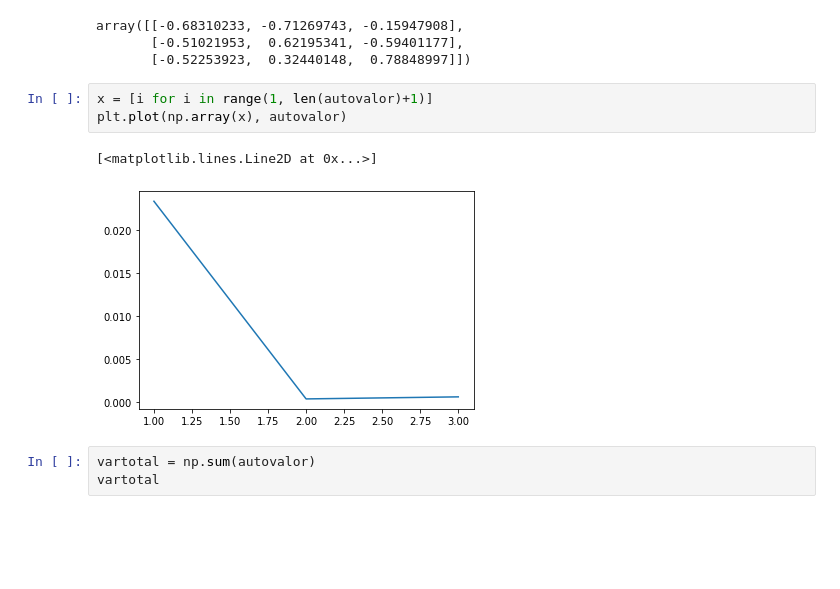
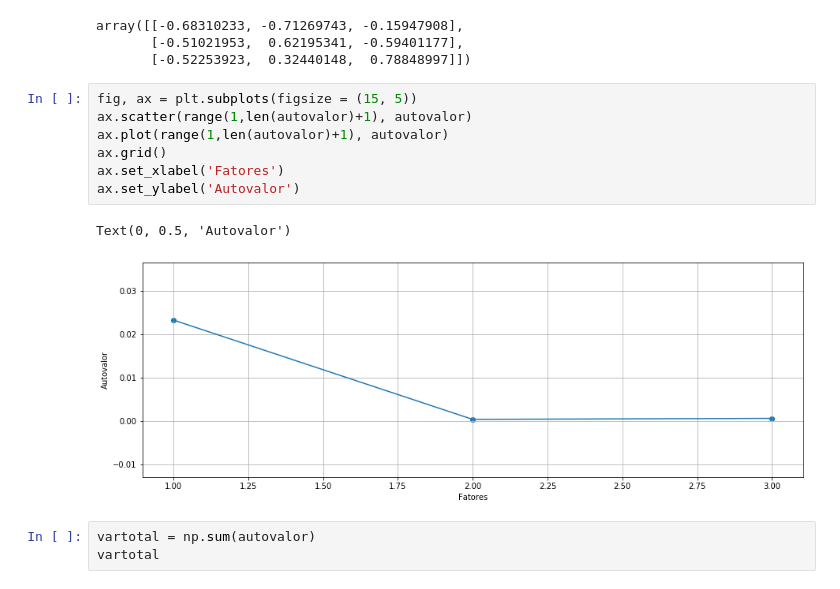
Before and after one commit to GMizuno/analise_de_dados, a Jupyter notebook: Analise Multivariada/Analise Multivariada parte 1(PCA).ipynb, the cells around one changed output. Saved outputs shown, nothing was run; the diff lists cells and outputs as text; blank space fills up the shorter version.

```diff
--- a/Analise Multivariada/Analise Multivariada parte 1(PCA).ipynb
+++ b/Analise Multivariada/Analise Multivariada parte 1(PCA).ipynb
@@ -67,12 +67,16 @@ autovetor
 array([[-0.68310233, -0.71269743, -0.15947908],
        [-0.51021953,  0.62195341, -0.59401177],
        [-0.52253923,  0.32440148,  0.78848997]])
-# %%
-x = [i for i in range(1, len(autovalor)+1)]
-plt.plot(np.array(x), autovalor)
-# %% [output]
-[<matplotlib.lines.Line2D at 0x...>]
-[figure, removed]
+# %%
+fig, ax = plt.subplots(figsize = (15, 5))
+ax.scatter(range(1,len(autovalor)+1), autovalor)
+ax.plot(range(1,len(autovalor)+1), autovalor)
+ax.grid()
+ax.set_xlabel('Fatores')
+ax.set_ylabel('Autovalor')
+# %% [output]
+Text(0, 0.5, 'Autovalor')
+[figure, added]
 # %%
 vartotal = np.sum(autovalor)
 vartotal
```
Also changed, not shown: parts of 2 cells of this notebook, 8 other files.
